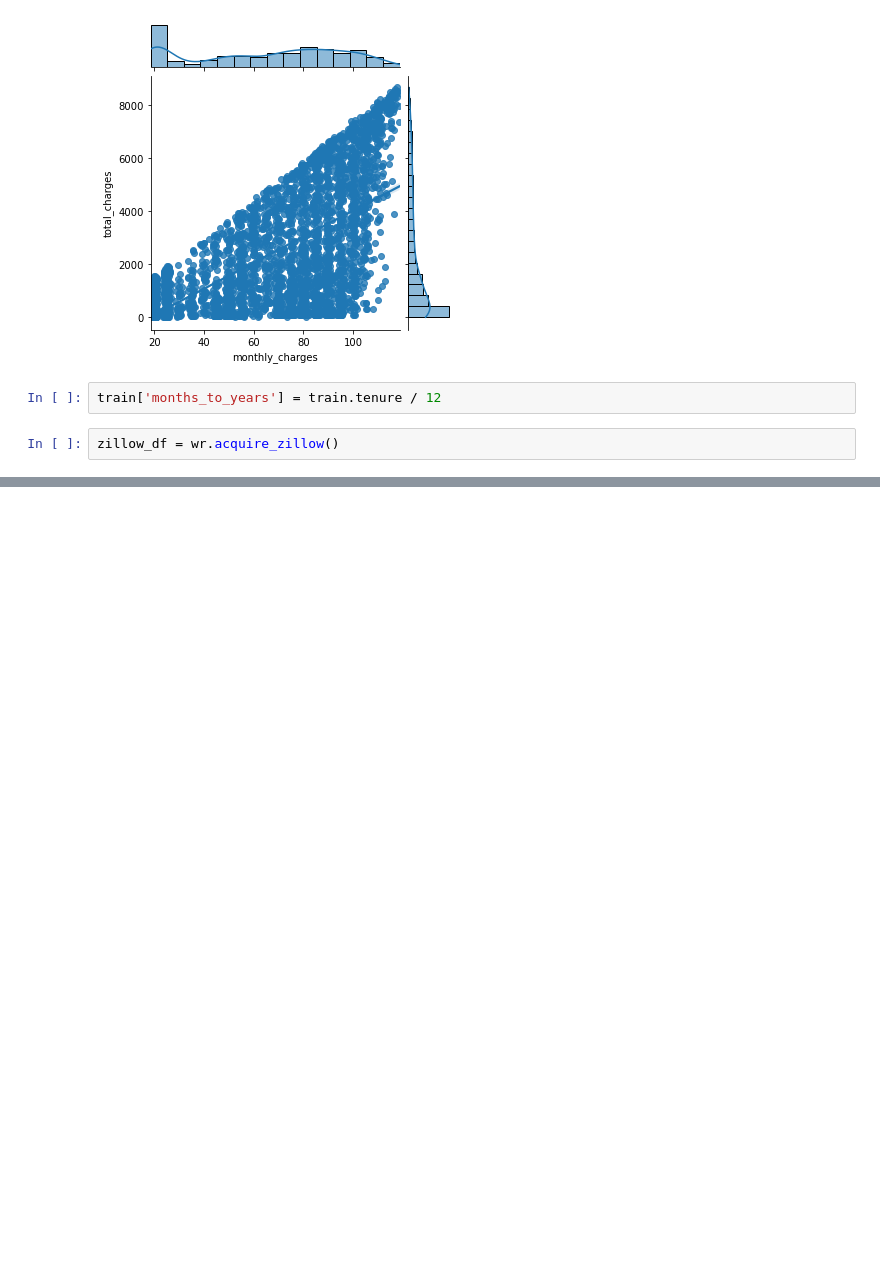
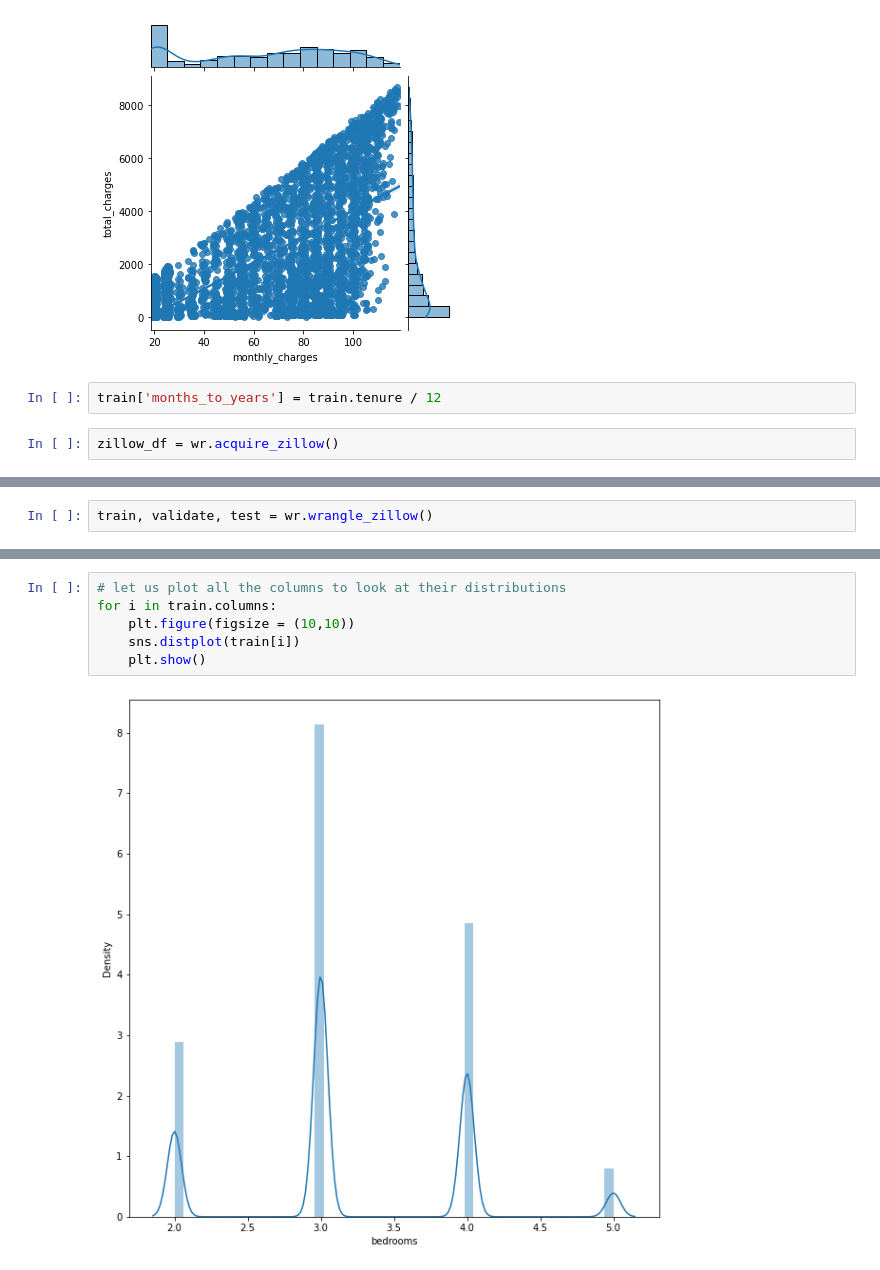
Before and after one commit to cfreeman22/regression-exercises, a Jupyter notebook: explore.ipynb, the cells around one changed output, grey strips where cells are left out. Saved outputs shown, nothing was run; the diff lists cells and outputs as text; blank space fills up the shorter version.

```diff
--- a/explore.ipynb
+++ b/explore.ipynb
@@ -100,0 +87,2 @@ See the caveats in the documentation: https://pandas.pydata.org/pandas-docs/stab
+# %%
+train, validate, test = wr.wrangle_zillow()
@@ -100,0 +143,8 @@ See the caveats in the documentation: https://pandas.pydata.org/pandas-docs/stab
+# %%
+# let us plot all the columns to look at their distributions
+for i in train.columns:
+    plt.figure(figsize = (10,10))
+    sns.distplot(train[i])
+    plt.show()
+# %% [output]
+[figure, added]
```
Also changed, not shown: parts of 19 cells of this notebook.
